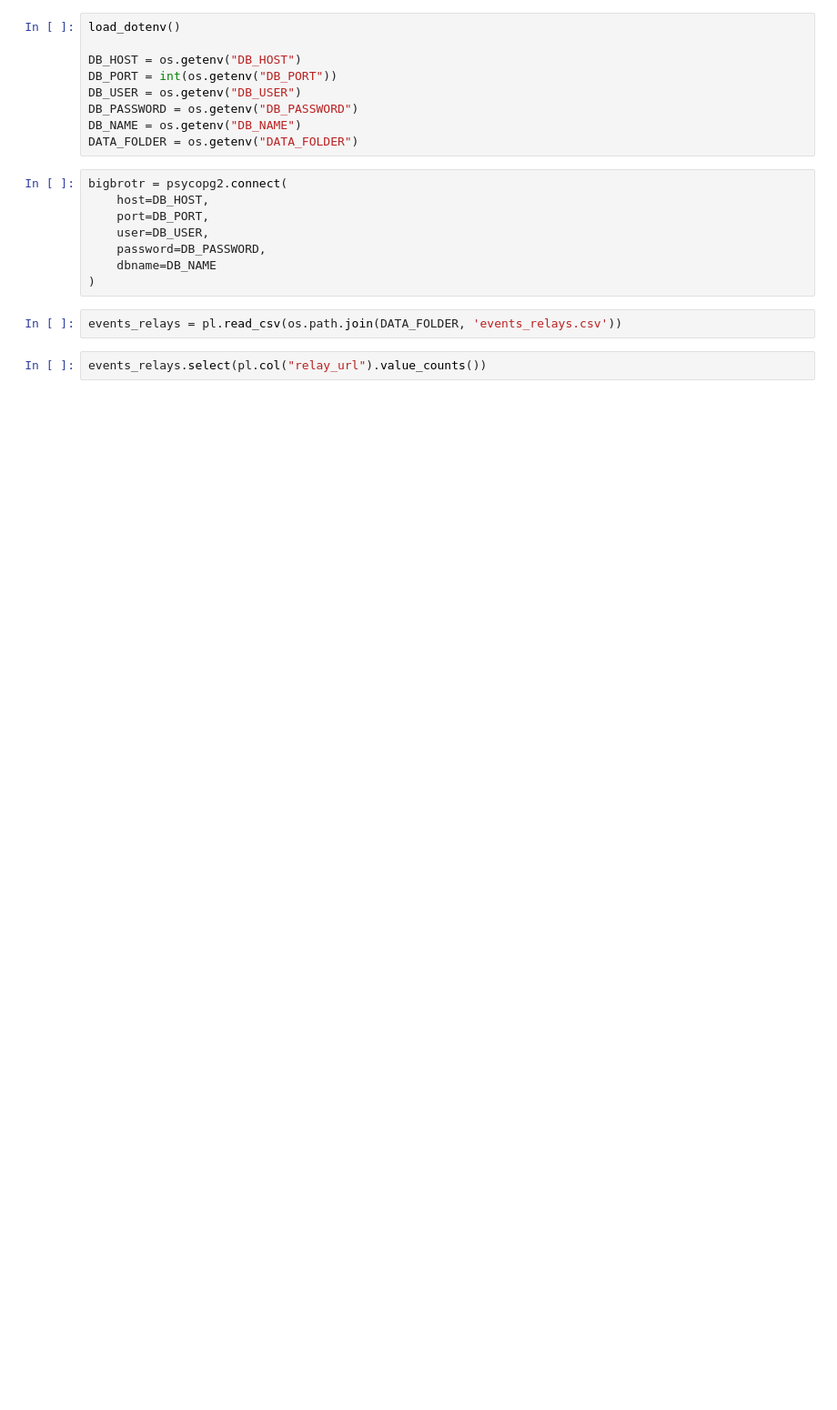
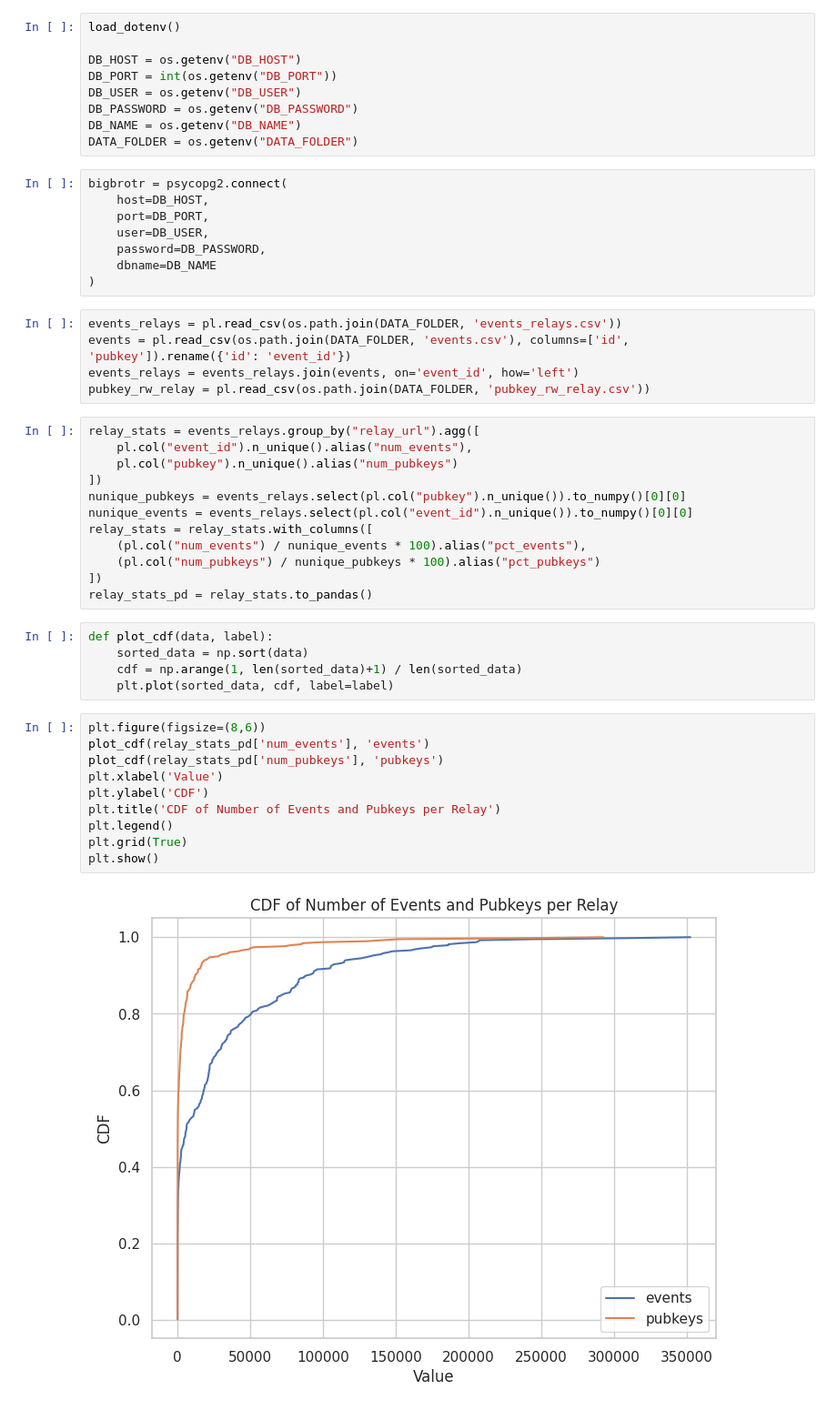
Before and after one commit to Bigbrotr/analysis, a Jupyter notebook: analysis/src/events_relays_overview.ipynb, the cells around one changed output. Shown: that part at 91% size. Cells and saved outputs as stored; diff of their text form; blank space fills up the shorter version.

Commit message:
modified events relays overview

```diff
--- a/analysis/src/events_relays_overview.ipynb
+++ b/analysis/src/events_relays_overview.ipynb
@@ -36,5 +34,35 @@ bigbrotr = psycopg2.connect(
 )
 # %%
 events_relays = pl.read_csv(os.path.join(DATA_FOLDER, 'events_relays.csv'))
+events = pl.read_csv(os.path.join(DATA_FOLDER, 'events.csv'), columns=['id', 'pubkey']).rename({'id': 'event_id'})
+events_relays = events_relays.join(events, on='event_id', how='left')
+pubkey_rw_relay = pl.read_csv(os.path.join(DATA_FOLDER, 'pubkey_rw_relay.csv'))
-# %%
-events_relays.select(pl.col("relay_url").value_counts())
+# %%
+relay_stats = events_relays.group_by("relay_url").agg([
+    pl.col("event_id").n_unique().alias("num_events"),
+    pl.col("pubkey").n_unique().alias("num_pubkeys")
+])
+nunique_pubkeys = events_relays.select(pl.col("pubkey").n_unique()).to_numpy()[0][0]
+nunique_events = events_relays.select(pl.col("event_id").n_unique()).to_numpy()[0][0]
+relay_stats = relay_stats.with_columns([
+    (pl.col("num_events") / nunique_events * 100).alias("pct_events"),
+    (pl.col("num_pubkeys") / nunique_pubkeys * 100).alias("pct_pubkeys")
+])
+relay_stats_pd = relay_stats.to_pandas()
+# %%
+def plot_cdf(data, label):
+    sorted_data = np.sort(data)
+    cdf = np.arange(1, len(sorted_data)+1) / len(sorted_data)
+    plt.plot(sorted_data, cdf, label=label)
+# %%
+plt.figure(figsize=(8,6))
+plot_cdf(relay_stats_pd['num_events'], 'events')
+plot_cdf(relay_stats_pd['num_pubkeys'], 'pubkeys')
+plt.xlabel('Value')
+plt.ylabel('CDF')
+plt.title('CDF of Number of Events and Pubkeys per Relay')
+plt.legend()
+plt.grid(True)
+plt.show()
+# %% [output]
+[figure, added]
```
Also changed, not shown: parts of 7 cells of this notebook.
